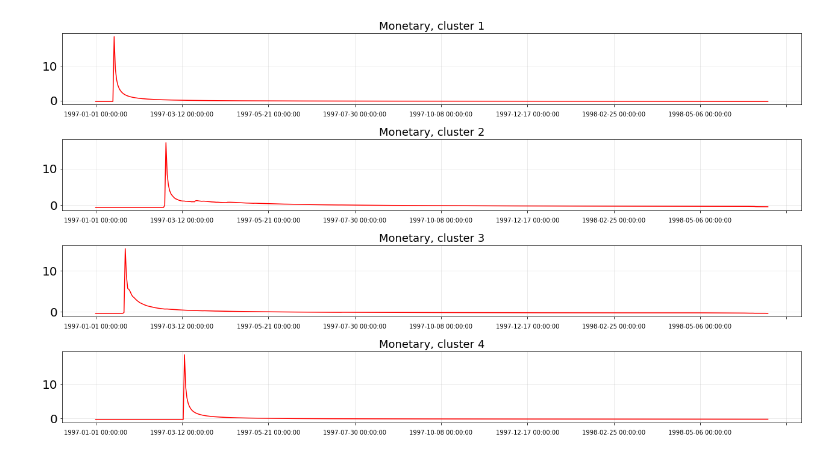
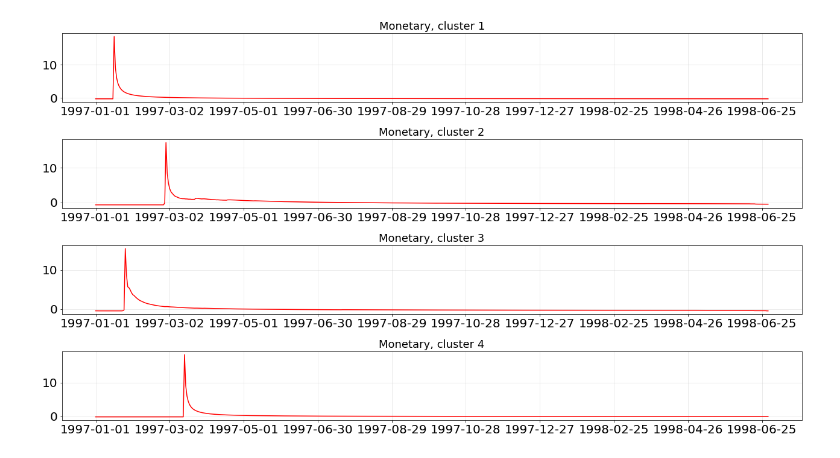
Before and after one commit to pletnev-aleksandr/demand_forecasting, a Jupyter notebook: Diagram generation.ipynb, the cells around one changed output. Saved outputs shown, nothing was run; the diff lists cells and outputs as text; code cells hidden in the pictures.

```diff
--- a/Diagram generation.ipynb
+++ b/Diagram generation.ipynb
@@ -92,4 +93,5 @@ def plot_one(uid, data,times, data_type):
 # %%
 df_centroids = pd.read_csv('Export\cdnow\cdnow_cluster_centroids_2000.csv')
+df_centroids.columns = [x[:10] for x in df_centroids.columns]
 df_centroids.head()
 # %% [output]
@@ -105,15 +107,16 @@ plt.figure()
 for yi in range(4):
     plt.subplot(4, 1, 1 + yi)
     plt.plot(df_centroids.columns[1:],df_centroids.iloc[0+yi*3,:][1:].ravel(), "r-")
-    plt.rcParams['xtick.labelsize'] = 10
+    plt.rcParams['xtick.labelsize'] = 20
     plt.rcParams['ytick.labelsize'] = 20
     plt.rcParams['font.size'] = 15
     plt.rcParams['legend.fontsize'] = 15
     plt.gcf().set_size_inches(18, 10)
-    loc = plticker.MultipleLocator(base=70)
+    loc = plticker.MultipleLocator(base=60)
     plt.gca().xaxis.set_major_locator(loc)
     plt.grid(alpha=0.3)
     plt.title("Recency, cluster %d" % (yi + 1))
 plt.tight_layout()
+plt.savefig('plots/cdnow_centroids_recency.jpg',dpi = 300)
 plt.show()
 # %% [output]
@@ -123,15 +126,16 @@ plt.figure()
 for yi in range(4):
     plt.subplot(4, 1, 1 + yi)
     plt.plot(df_centroids.columns[1:],df_centroids.iloc[1+yi*3,:][1:].ravel(), "r-")
-    plt.rcParams['xtick.labelsize'] = 10
+    plt.rcParams['xtick.labelsize'] = 20
     plt.rcParams['ytick.labelsize'] = 20
     plt.rcParams['font.size'] = 15
     plt.rcParams['legend.fontsize'] = 15
     plt.gcf().set_size_inches(18, 10)
-    loc = plticker.MultipleLocator(base=70)
+    loc = plticker.MultipleLocator(base=60)
     plt.gca().xaxis.set_major_locator(loc)
     plt.grid(alpha=0.3)
     plt.title("Frequency, cluster %d" % (yi + 1))
 plt.tight_layout()
+plt.savefig('plots/cdnow_centroids_frequency.jpg',dpi = 300)
 plt.show()
 # %% [output]
@@ -139,18 +143,19 @@ plt.show()
 # %%
 plt.figure()
 for yi in range(4):
     plt.subplot(4, 1, 1 + yi)
     plt.plot(df_centroids.columns[1:],df_centroids.iloc[2+yi*3,:][1:].ravel(), "r-")
-    plt.rcParams['xtick.labelsize'] = 10
+    plt.rcParams['xtick.labelsize'] = 20
     plt.rcParams['ytick.labelsize'] = 20
     plt.rcParams['font.size'] = 15
     plt.rcParams['legend.fontsize'] = 15
     plt.gcf().set_size_inches(18, 10)
-    loc = plticker.MultipleLocator(base=70)
+    loc = plticker.MultipleLocator(base=60)
     plt.gca().xaxis.set_major_locator(loc)
     plt.grid(alpha=0.3)
     plt.title("Monetary, cluster %d" % (yi + 1))
 plt.tight_layout()
+plt.savefig('plots/cdnow_centroids_monetary.jpg',dpi = 300)
 plt.show()
 # %% [output]
-[figure, old version]
+[figure, new version]
```
Also changed, not shown: parts of 8 cells of this notebook.
